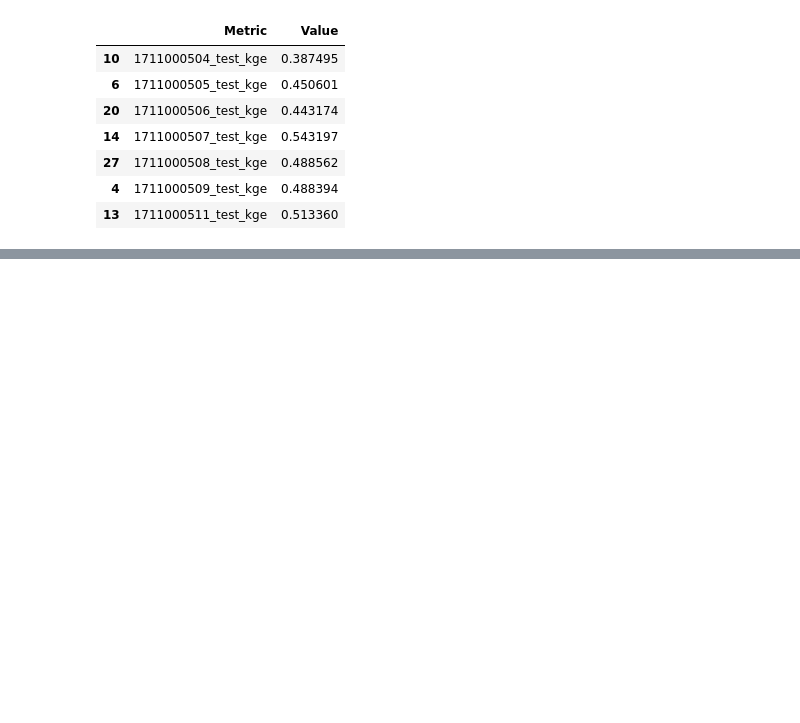
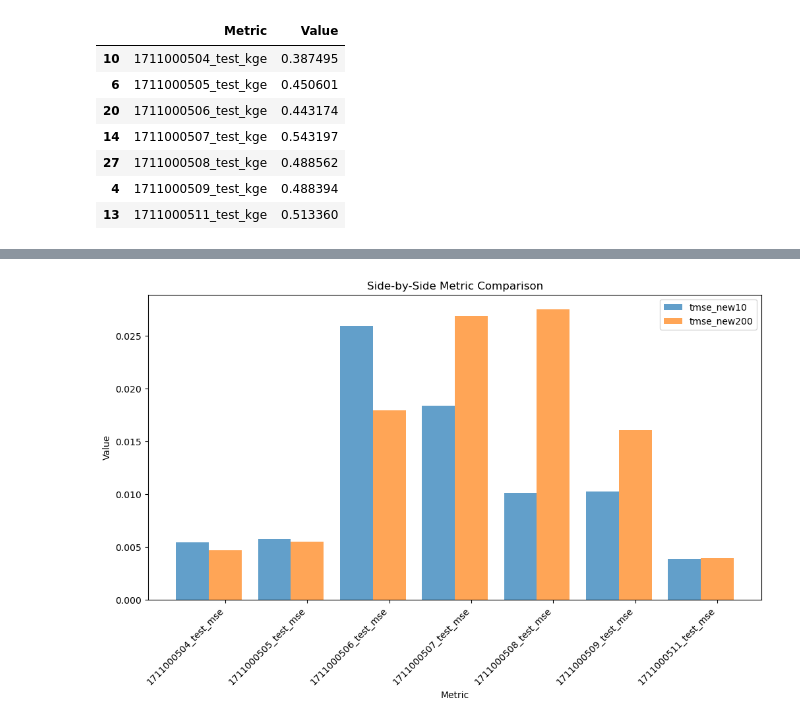
Before and after one commit to DSHydro/SnowML, a Jupyter notebook: notebooks/Prototype_Model_Results/VizHuc10Compare.ipynb, the cells around one changed output, grey strips where cells are left out. Cells and saved outputs as stored; diff of their text form; code cells hidden in the pictures; blank space fills up the shorter version.

```diff
--- a/notebooks/Prototype_Model_Results/VizHuc10Compare.ipynb
+++ b/notebooks/Prototype_Model_Results/VizHuc10Compare.ipynb
@@ -149,0 +176,5 @@ df_new10
+# %%
+# MSE
+plot_side_by_side(df_new10_tmse, "tmse_new10", df_new200_tmse, "tmse_new200")
+# %% [output]
+[figure, added]
```
Also changed, not shown: parts of 20 cells of this notebook.
